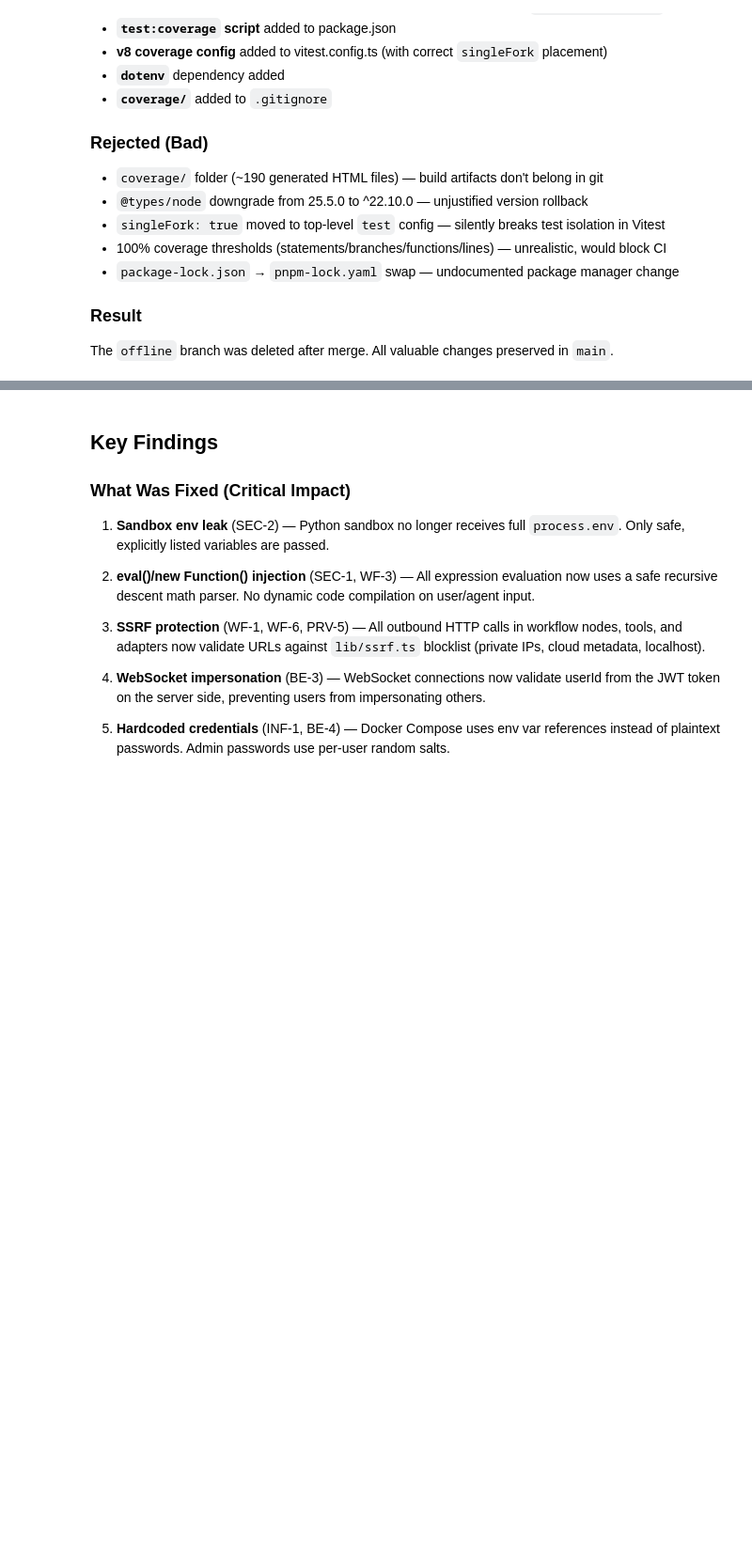
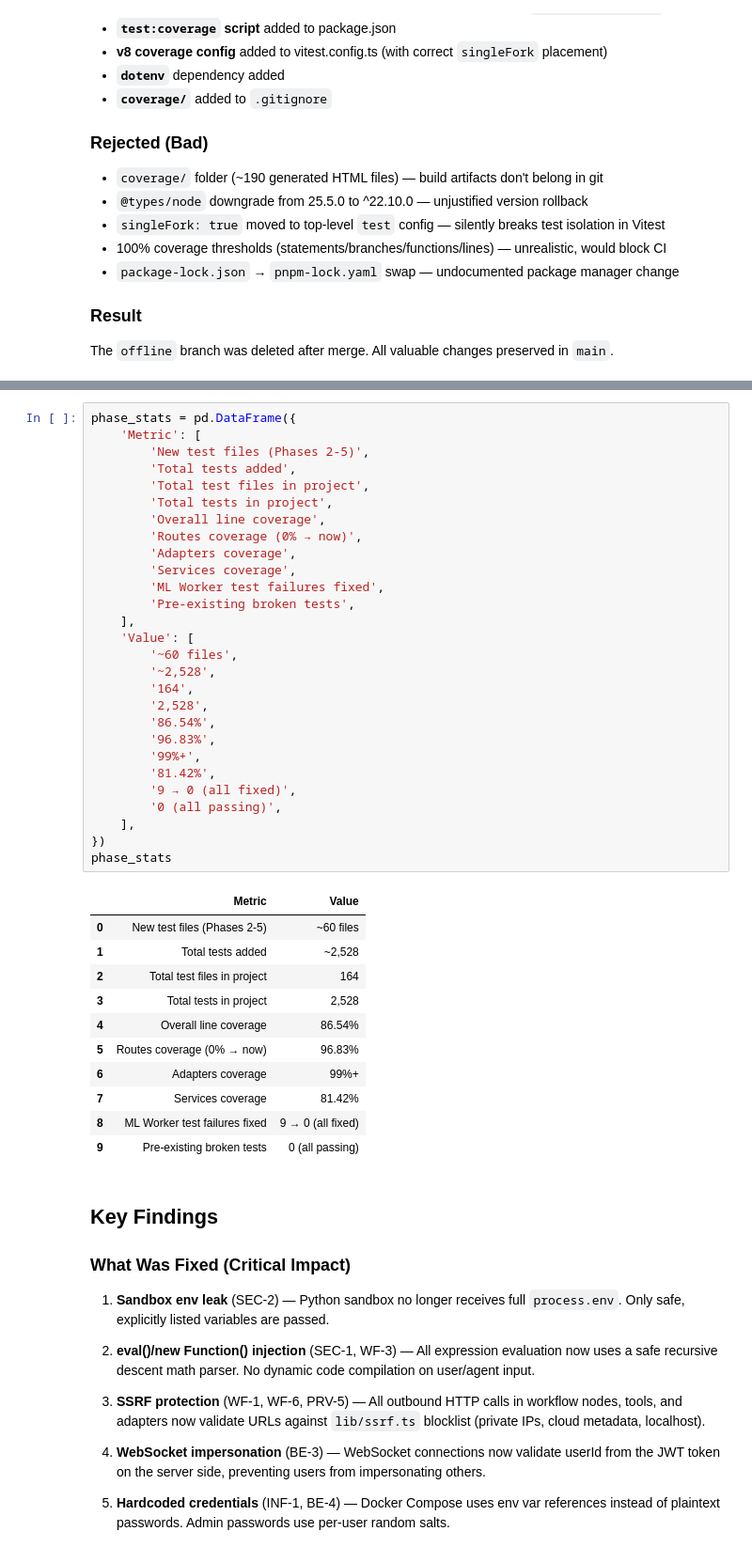
Before and after one commit to Yash-Awasthi/Judica, a Jupyter notebook: AUDIT_REPORT.ipynb, the cells around one changed output, grey strips where cells are left out. Shown at 94% size. Drawn from its saved outputs; the diff is of its cells as text; blank space fills up the shorter version.

```diff
--- a/AUDIT_REPORT.ipynb
+++ b/AUDIT_REPORT.ipynb
@@ -788,3 +756,43 @@ The `offline` branch was deleted after merge. All valuable changes preserved in
+# %%
+phase_stats = pd.DataFrame({
+    'Metric': [
+        'New test files (Phases 2-5)',
+        'Total tests added',
+        'Total test files in project',
+        'Total tests in project',
+        'Overall line coverage',
+        'Routes coverage (0% → now)',
+        'Adapters coverage',
+        'Services coverage',
+        'ML Worker test failures fixed',
+        'Pre-existing broken tests',
+    ],
+    'Value': [
+        '~60 files',
+        '~2,528',
+        '164',
+        '2,528',
+        '86.54%',
+        '96.83%',
+        '99%+',
+        '81.42%',
+        '9 → 0 (all fixed)',
+        '0 (all passing)',
+    ],
+})
+phase_stats
+# %% [output]
+|  | Metric | Value |
+| 0 | New test files (Phases 2-5) | ~60 files |
+| 1 | Total tests added | ~2,528 |
+| 2 | Total test files in project | 164 |
+| 3 | Total tests in project | 2,528 |
+| 4 | Overall line coverage | 86.54% |
+| 5 | Routes coverage (0% → now) | 96.83% |
+| 6 | Adapters coverage | 99%+ |
+| 7 | Services coverage | 81.42% |
+| 8 | ML Worker test failures fixed | 9 → 0 (all fixed) |
+| 9 | Pre-existing broken tests | 0 (all passing) |
 # %% [markdown]
 ## Key Findings
 
```
Also changed, not shown: parts of 9 cells of this notebook, 59 other files.
